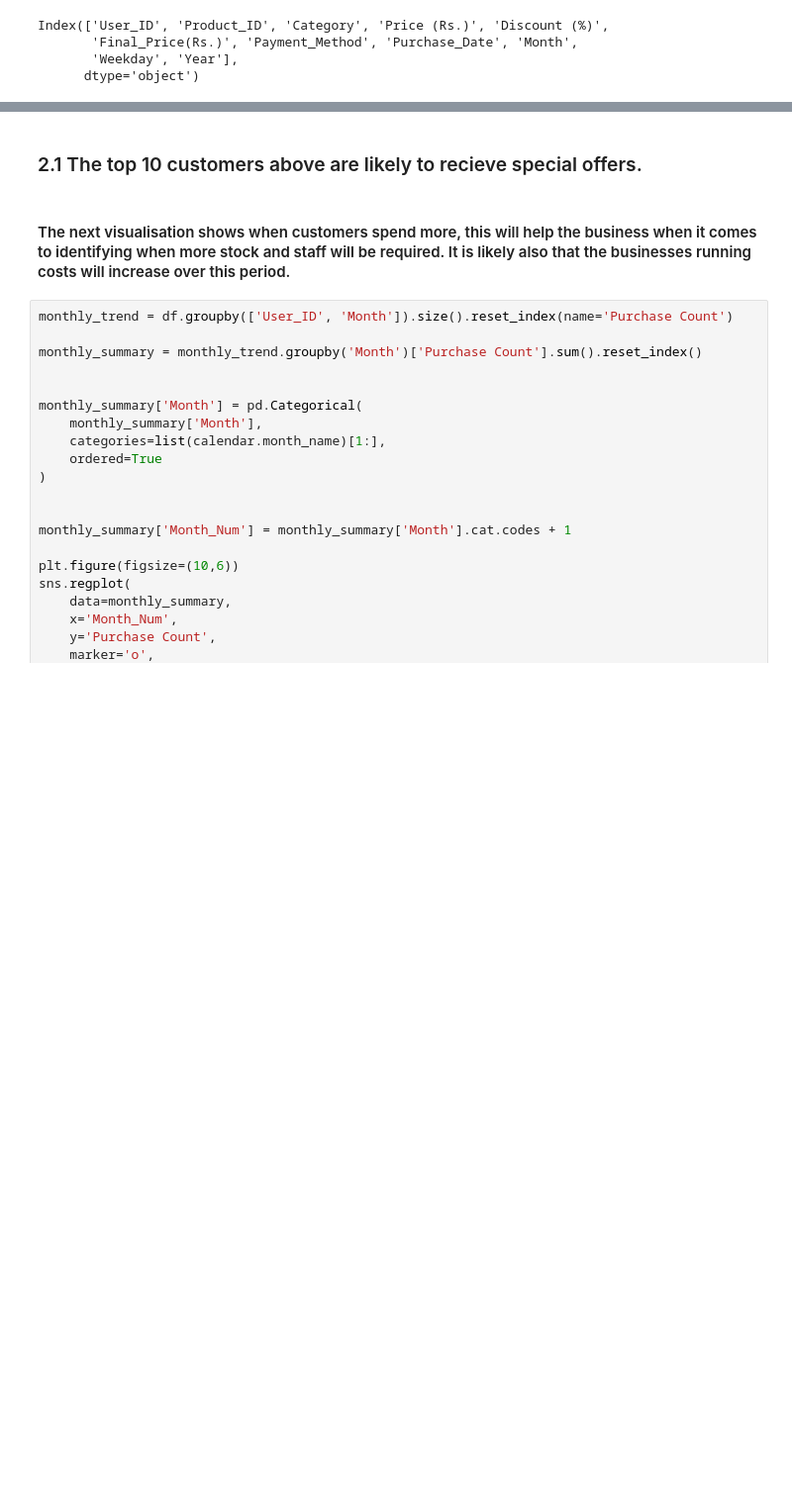
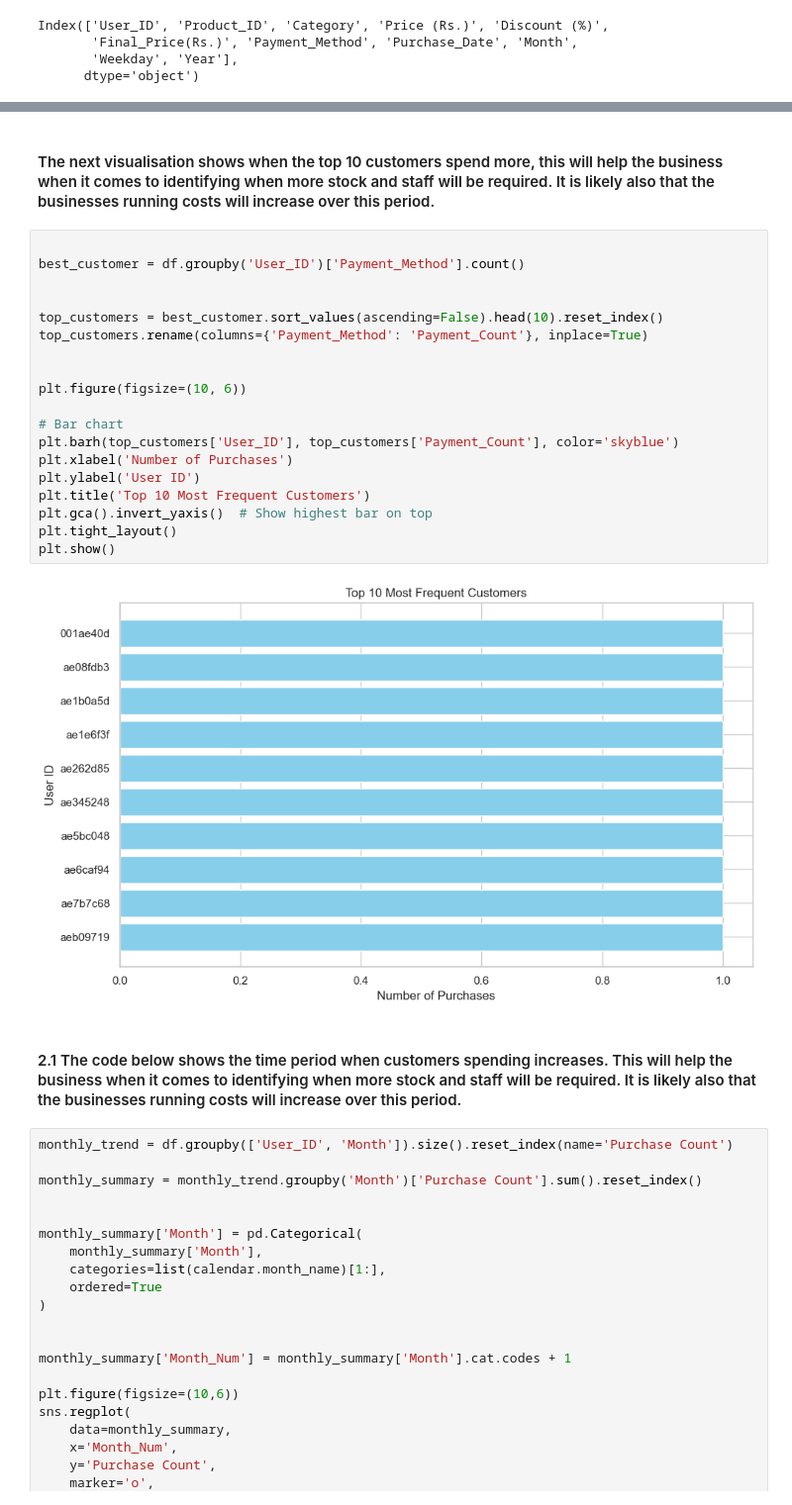
Before and after one commit to Ray99-cpu/E_commerce, a Jupyter notebook: jupyter_notebooks/data.ipynb, the cells around one changed output, grey strips where cells are left out. Shown at 99% size. Drawn from its saved outputs; the diff is of its cells as text; blank space fills up the shorter version.

Commit message:
Add matplotib visualisation.

```diff
--- a/jupyter_notebooks/data.ipynb
+++ b/jupyter_notebooks/data.ipynb
@@ -209,7 +173,28 @@ Passing `palette` without assigning `hue` is deprecated and will be removed in v
-# %% [markdown]
-### 2.1 The top 10 customers above are likely to recieve special offers.
 # %% [markdown]
-#### The next visualisation shows when customers spend more, this will help the business when it comes to identifying when more stock and staff will be required. It is likely also that the businesses running costs will increase over this period.
+#### The next visualisation shows when the top 10 customers spend more, this will help the business when it comes to identifying when more stock and staff will be required. It is likely also that the businesses running costs will increase over this period.
+# %%
+
+best_customer = df.groupby('User_ID')['Payment_Method'].count()
+
+
+top_customers = best_customer.sort_values(ascending=False).head(10).reset_index()
+top_customers.rename(columns={'Payment_Method': 'Payment_Count'}, inplace=True)
+
+
+plt.figure(figsize=(10, 6))
+
+# Bar chart
+plt.barh(top_customers['User_ID'], top_customers['Payment_Count'], color='skyblue')
+plt.xlabel('Number of Purchases')
+plt.ylabel('User ID')
+plt.title('Top 10 Most Frequent Customers')
+plt.gca().invert_yaxis()  # Show highest bar on top
+plt.tight_layout()
+plt.show()
+# %% [output]
+[figure, added]
+# %% [markdown]
+#### 2.1 The code below shows the time period when customers spending increases. This will help the business when it comes to identifying when more stock and staff will be required. It is likely also that the businesses running costs will increase over this period.
 # %%
 monthly_trend = df.groupby(['User_ID', 'Month']).size().reset_index(name='Purchase Count')
 
```
Also changed, not shown: parts of 4 cells of this notebook.
